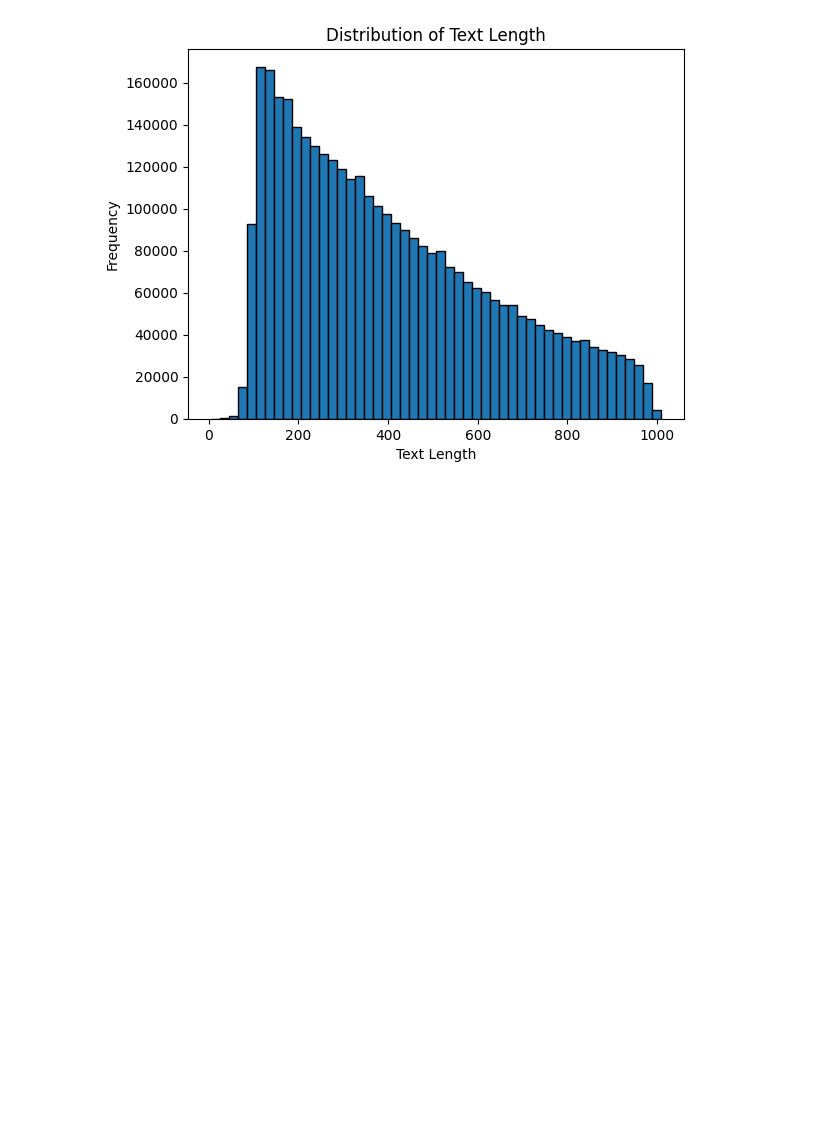
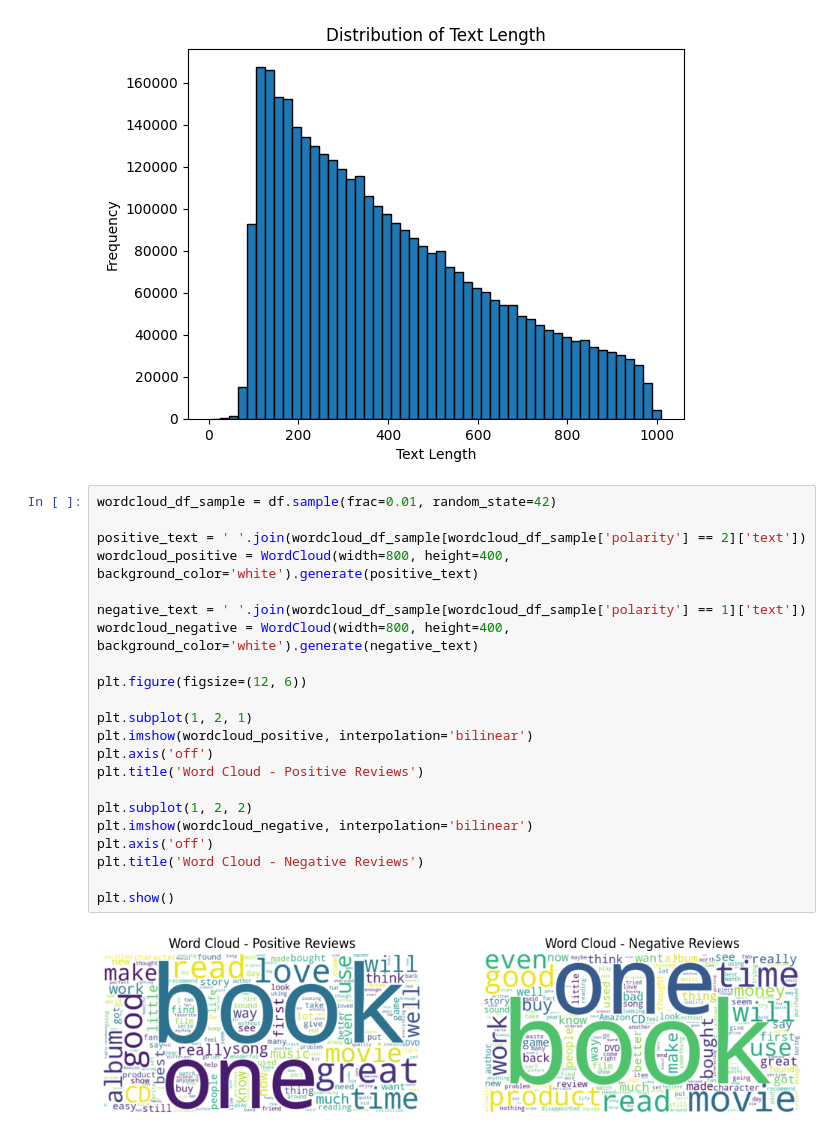
Before and after one commit to SpectreSpect/amazon-reviews-sentiment-analysis, a Jupyter notebook: notebooks/exploratory.ipynb, the cells around one changed output. Cells and saved outputs as stored; diff of their text form; blank space fills up the shorter version.

```diff
--- a/notebooks/exploratory.ipynb
+++ b/notebooks/exploratory.ipynb
@@ -65,3 +66,27 @@ plt.title('Distribution of Text Length')
 plt.show()
 # %% [output]
 [figure]
+# %%
+wordcloud_df_sample = df.sample(frac=0.01, random_state=42)
+
+positive_text = ' '.join(wordcloud_df_sample[wordcloud_df_sample['polarity'] == 2]['text'])
+wordcloud_positive = WordCloud(width=800, height=400, background_color='white').generate(positive_text)
+
+negative_text = ' '.join(wordcloud_df_sample[wordcloud_df_sample['polarity'] == 1]['text'])
+wordcloud_negative = WordCloud(width=800, height=400, background_color='white').generate(negative_text)
+
+plt.figure(figsize=(12, 6))
+
+plt.subplot(1, 2, 1)
+plt.imshow(wordcloud_positive, interpolation='bilinear')
+plt.axis('off')
+plt.title('Word Cloud - Positive Reviews')
+
+plt.subplot(1, 2, 2)
+plt.imshow(wordcloud_negative, interpolation='bilinear')
+plt.axis('off')
+plt.title('Word Cloud - Negative Reviews')
+
+plt.show()
+# %% [output]
+[figure, added]
```
Also changed, not shown: parts of 1 cell of this notebook, 2 other files.
